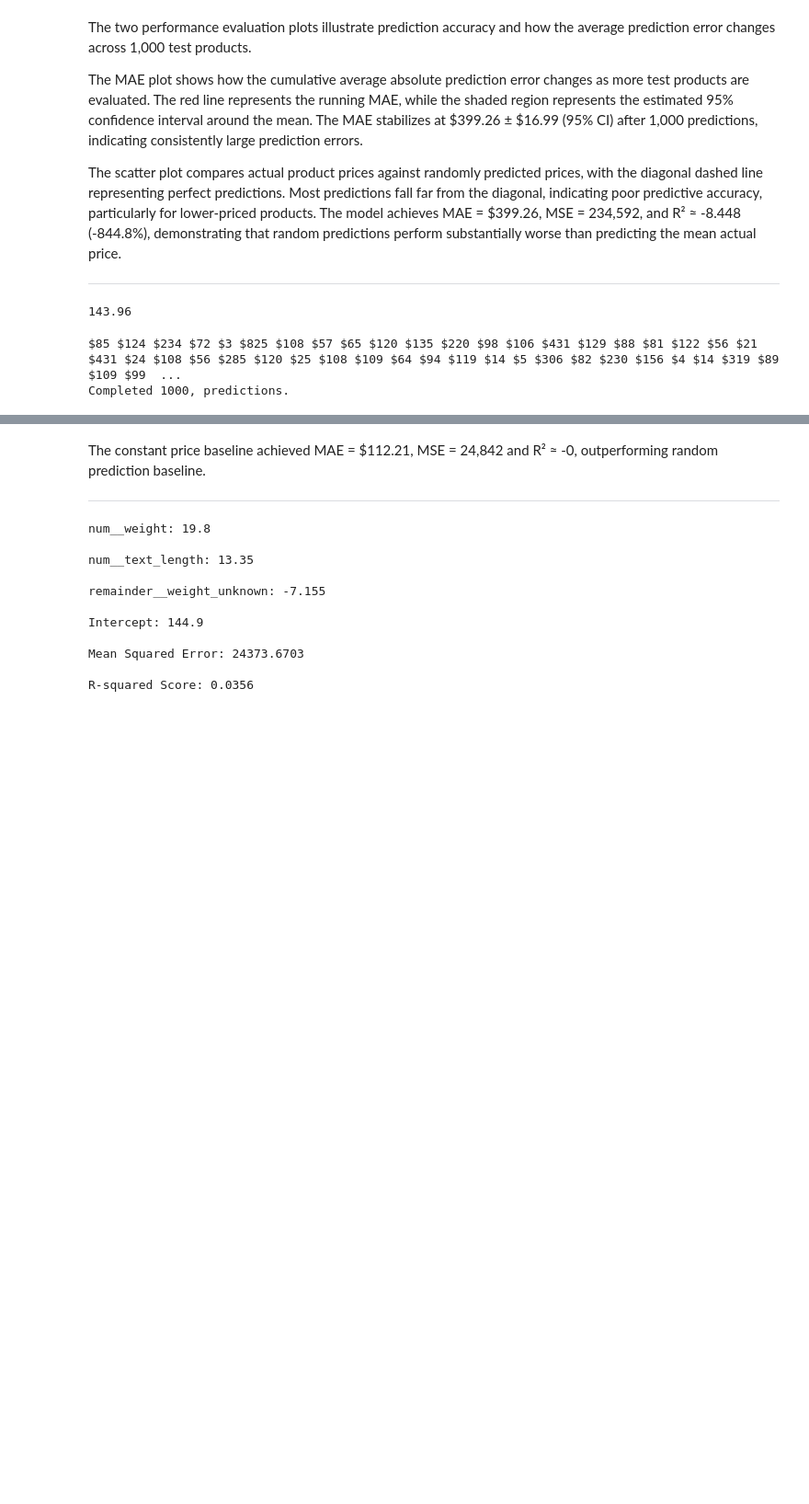
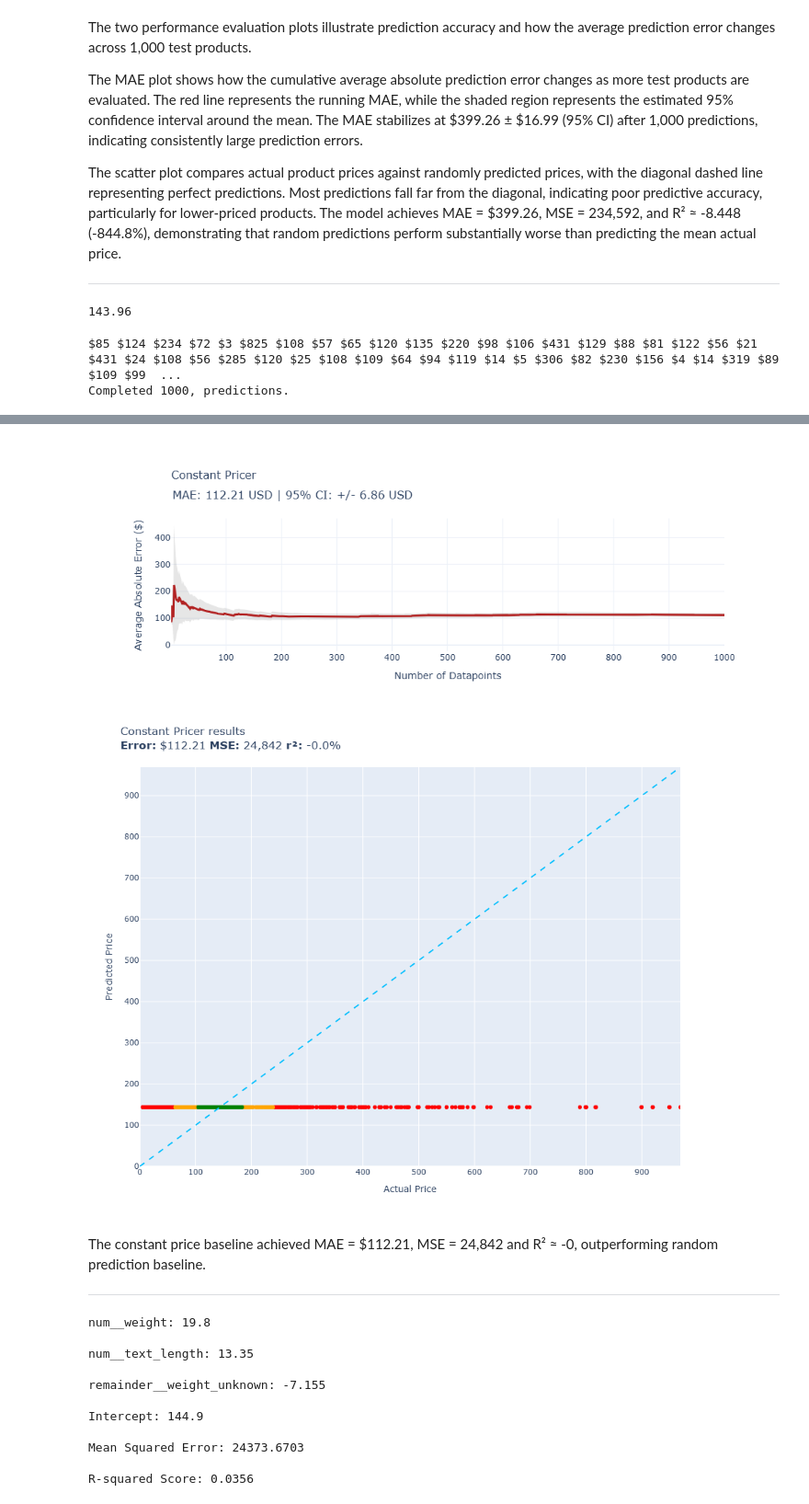
Before and after one commit to Don4141/ProductPriceAI, a Jupyter notebook: Evaluation_Baselines_Traditional_ML.ipynb, the cells around one changed output, grey strips where cells are left out. Shown at 92% size. Cells and saved outputs as stored; diff of their text form; code cells hidden in the pictures; blank space fills up the shorter version.

```diff
--- a/Evaluation_Baselines_Traditional_ML.ipynb
+++ b/Evaluation_Baselines_Traditional_ML.ipynb
@@ -148,6 +149,13 @@ constant_pricer_tester.report()
 # %% [output]
 [interactive output not drawn]
 [interactive output not drawn]
+# %%
+#Display saved plot for display in GitHub
+display(Image(filename=str(PLOTS_DIR / "MEAN_MODEL_MAE.png"), width=850))
+display(Image(filename=str(PLOTS_DIR / "MEAN_MODEL_MSE.png"), width=850))
+# %% [output]
+[figure, added]
+[figure, added]
 # %% [markdown]
 The constant price baseline achieved MAE = \$112.21, MSE = 24,842 and R² ≈ -0, outperforming random prediction baseline.
 
```
Also changed, not shown: parts of 16 cells of this notebook.
